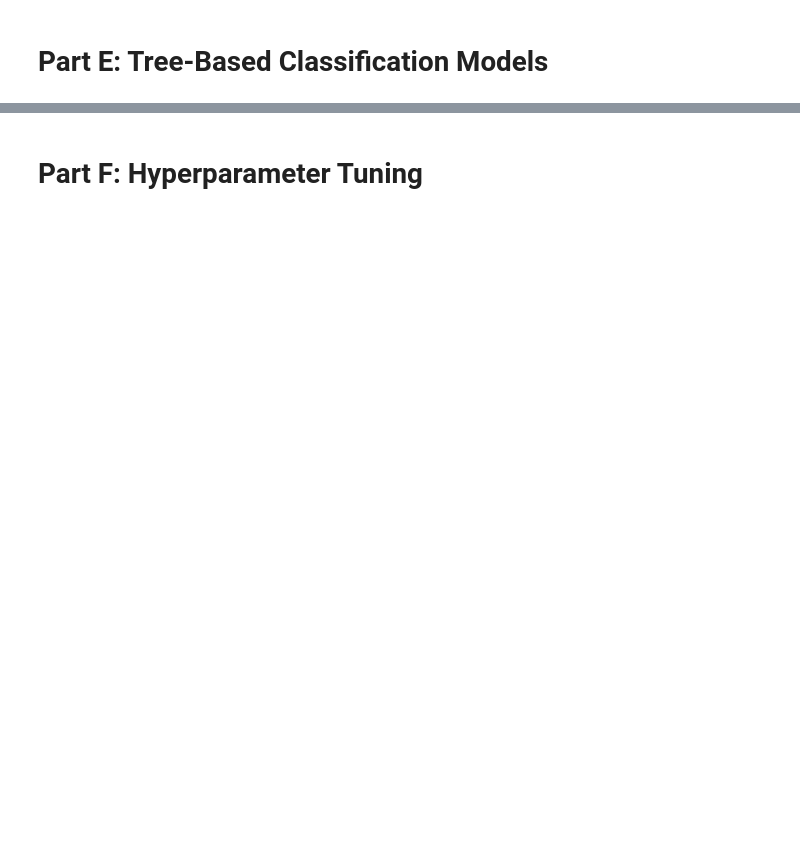
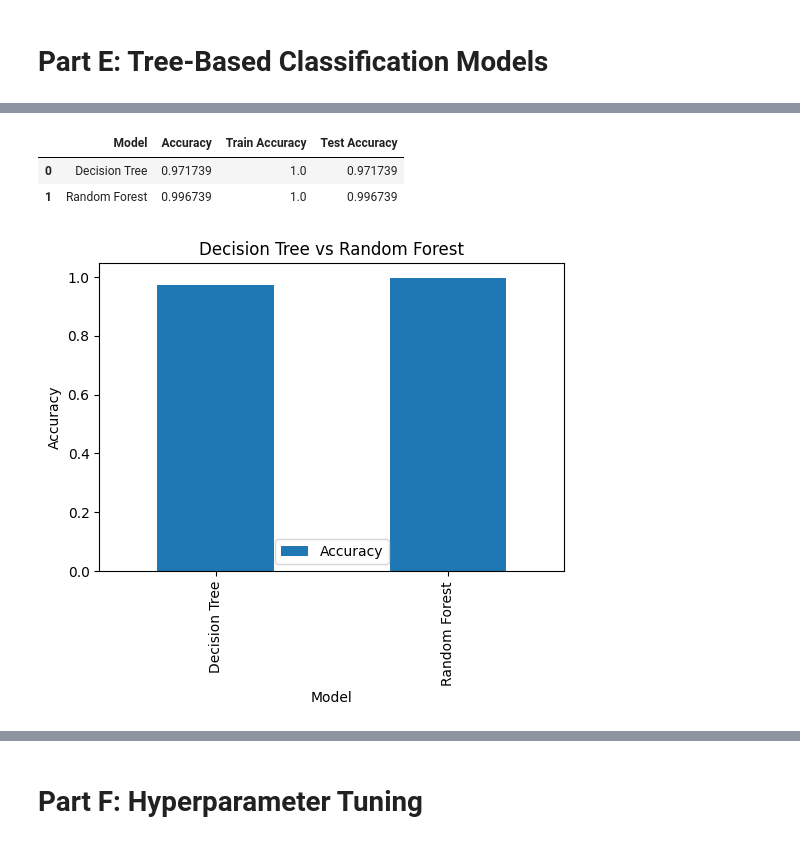
Before and after one commit to krisha12345819/Supervised-Learning---Risk-Alert-Classifer, a Jupyter notebook: Risk_Alert_Classifier.ipynb, the cells around one changed output, grey strips where cells are left out. Saved outputs shown, nothing was run; the diff lists cells and outputs as text; code cells hidden in the pictures; blank space fills up the shorter version.

```diff
--- a/Risk_Alert_Classifier.ipynb
+++ b/Risk_Alert_Classifier.ipynb
@@ -124,2 +483,13 @@ Name: proportion, dtype: float64
 # %% [markdown]
 # Part E: Tree-Based Classification Models
+# %%
+dt = DecisionTreeClassifier(random_state=42)
+
+dt.fit(X_train, y_train)
+
+y_pred_dt = dt.predict(X_test)
+
+print("Decision Tree Accuracy:",
+      accuracy_score(y_test, y_pred_dt))
+
+print(classification_report(y_test, y_pred_dt))
@@ -125,0 +552,40 @@ Name: proportion, dtype: float64
+# %%
+comparison = pd.DataFrame({
+
+    "Model":[
+        "Decision Tree",
+        "Random Forest"
+    ],
+
+    "Accuracy":[
+        accuracy_score(y_test, y_pred_dt),
+        accuracy_score(y_test, y_pred_rf)
+    ],
+
+    "Train Accuracy":[
+        accuracy_score(y_train, dt.predict(X_train)),
+        accuracy_score(y_train, rf.predict(X_train))
+    ],
+
+    "Test Accuracy":[
+        accuracy_score(y_test, y_pred_dt),
+        accuracy_score(y_test, y_pred_rf)
+    ]
+})
+
+comparison
+# %% [output]
+|  | Model | Accuracy | Train Accuracy | Test Accuracy |
+| 0 | Decision Tree | 0.971739 | 1.0 | 0.971739 |
+| 1 | Random Forest | 0.996739 | 1.0 | 0.996739 |
+# %%
+comparison.set_index("Model")[["Accuracy"]].plot(
+    kind="bar",
+    figsize=(6,4)
+)
+
+plt.title("Decision Tree vs Random Forest")
+plt.ylabel("Accuracy")
+plt.show()
+# %% [output]
+[figure, added]
```
Also changed, not shown: parts of 37 cells of this notebook, 6 other files.
